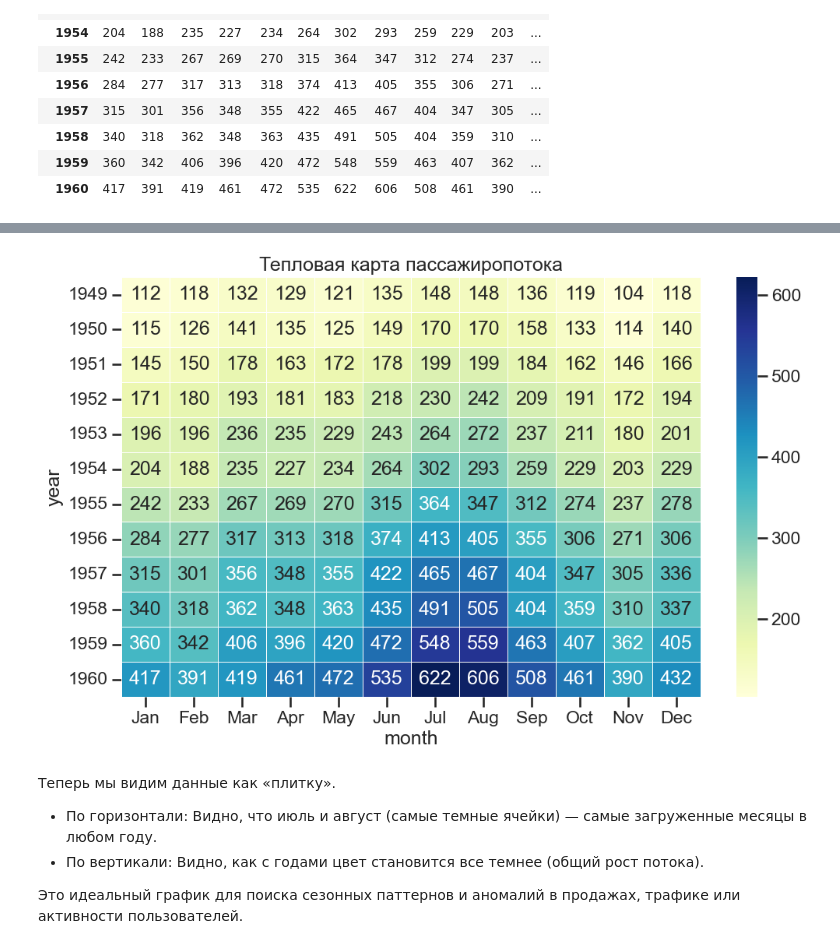
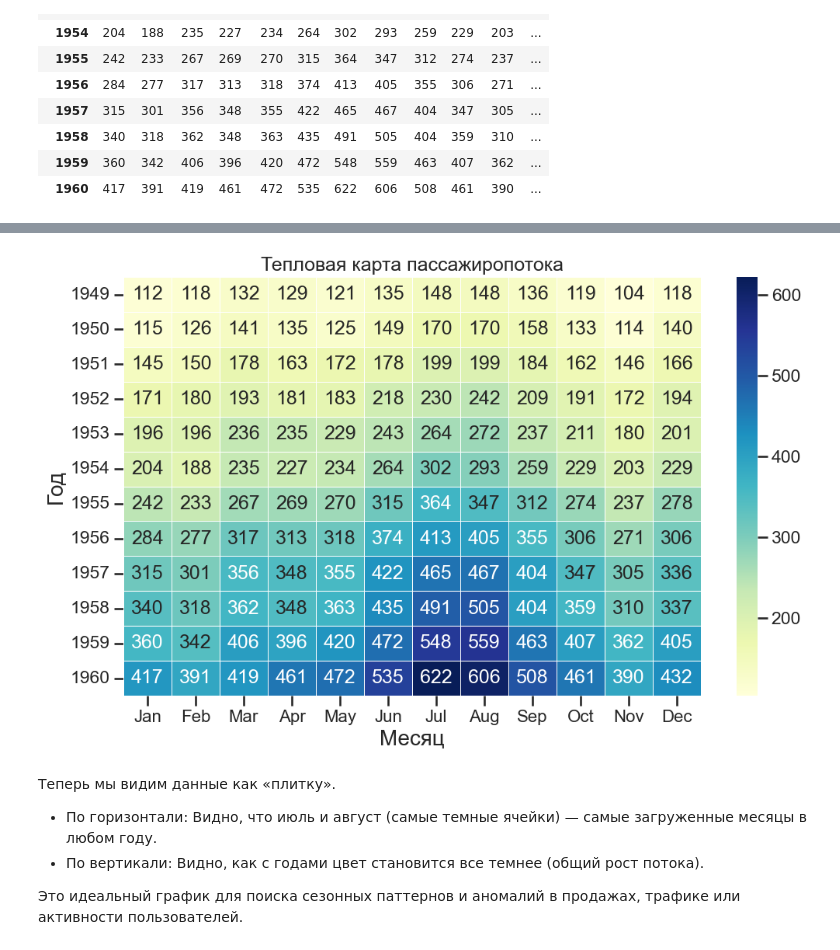
Before and after one commit to ryaguzov2020-a11y/Learning, a Jupyter notebook: Matplotlib/Seaborn.ipynb, the cells around one changed output, grey strips where cells are left out. Saved outputs shown, nothing was run; the diff lists cells and outputs as text; code cells hidden in the pictures.

```diff
--- a/Matplotlib/Seaborn.ipynb
+++ b/Matplotlib/Seaborn.ipynb
@@ -318,17 +372,20 @@ flights_matrix
 # %%
 plt.figure(figsize=(12, 7))
 sns.heatmap(
     flights_matrix,
     cmap="YlGnBu",   # Желто-зелено-синяя палитра (хороша для количеств)
     linewidths=0.5,  # Делаем сетку между ячейками
     annot=True,
     fmt="d"          # Формат "d" (integer) для целых чисел
 )
 
 plt.title("Тепловая карта пассажиропотока")
-plt.show()
+
+plt.xlabel('Месяц', fontsize=20)
+plt.ylabel('Год', fontsize=20)
+plt.xticks(fontsize=16);
 # %% [output]
-[figure, old version]
+[figure, new version]
 # %% [markdown]
 Теперь мы видим данные как «плитку».
 
```
Also changed, not shown: parts of 11 cells of this notebook.
